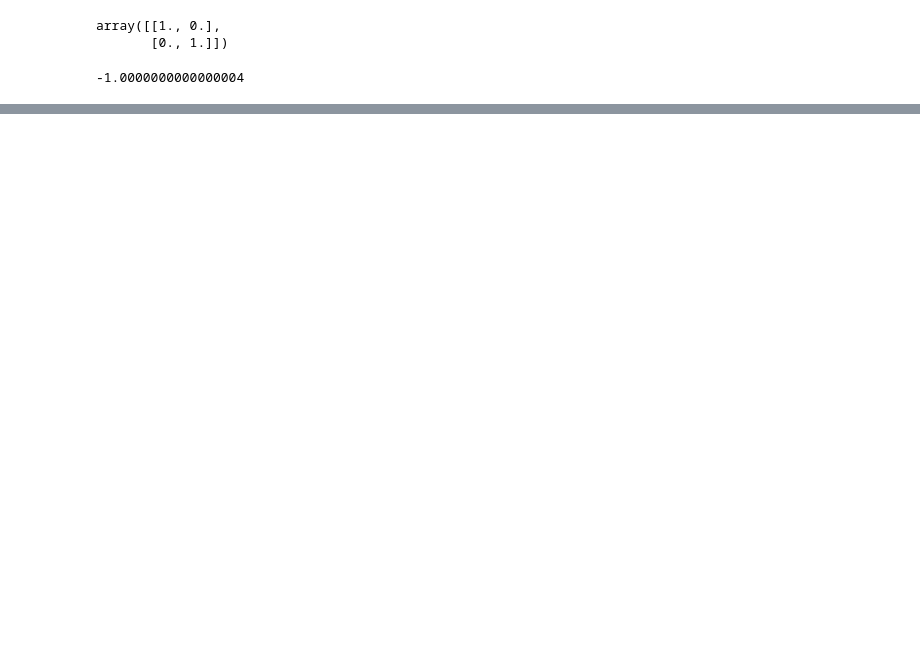
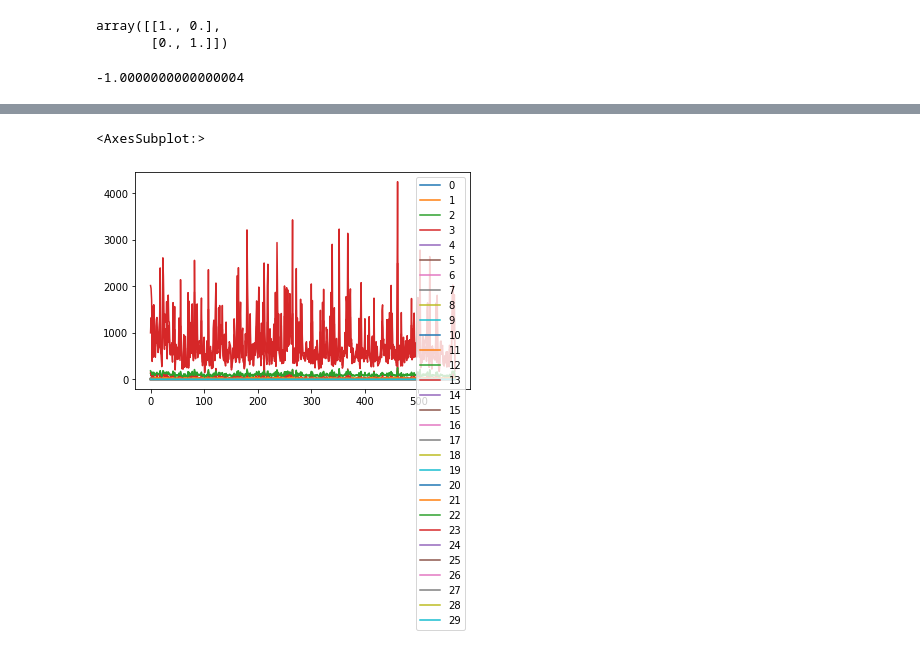
Before and after one commit to costyashka/Lections, a Jupyter notebook: lection.ipynb, the cells around one changed output, grey strips where cells are left out. Drawn from its saved outputs; the diff is of its cells as text; code cells hidden in the pictures; blank space fills up the shorter version.

```diff
--- a/lection.ipynb
+++ b/lection.ipynb
@@ -24,0 +94,4 @@ np.linalg.det(-a^2)
+# %%
+from sklearn.datasets import load_breast_cancer
+
+data = load_breast_cancer()
@@ -24,0 +142,7 @@ np.linalg.det(-a^2)
+# %%
+import pandas as pd
+
+pd.DataFrame(data.data).plot()
+# %% [output]
+<AxesSubplot:>
+[figure, added]
```
Also changed, not shown: parts of 16 cells of this notebook, 1 other file.
